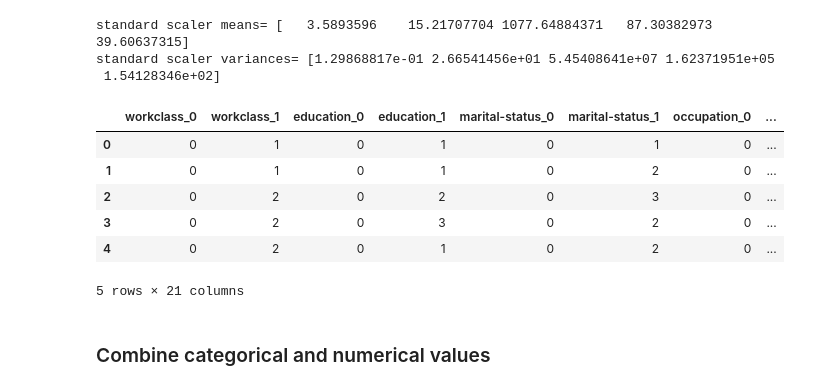
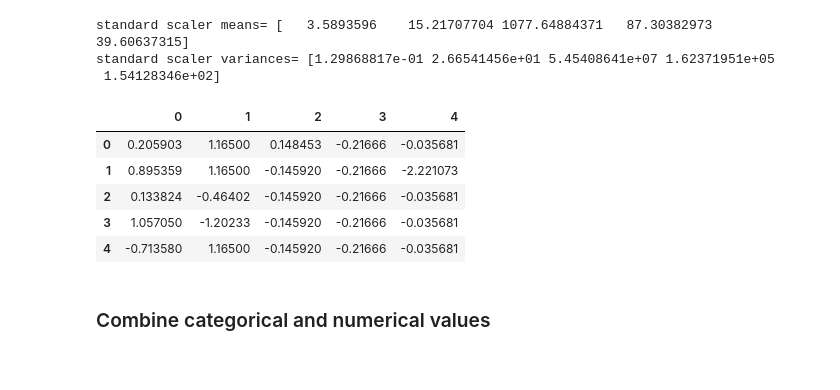
Before and after one commit to sanjeevan121/income-pred, a Jupyter notebook: notebooks/EDA and preprocessing.ipynb, the cells around one changed output. Saved outputs shown, nothing was run; the diff lists cells and outputs as text; code cells hidden in the pictures.

```diff
--- a/notebooks/EDA and preprocessing.ipynb
+++ b/notebooks/EDA and preprocessing.ipynb
@@ -330,15 +337,15 @@ standard scaler variances= [1.29868817e-01 2.66541456e+01 5.45408641e+07 1.62371
 data_numerical=sc_fit.transform(data_numerical)
 # %%
 data_numerical=pd.DataFrame(data_numerical)
-baseN_copy.head()
+#baseN_copy.head()
+data_numerical.head()
 # %% [output]
-|  | workclass_0 | workclass_1 | education_0 | education_1 | marital-status_0 | marital-status_1 | occupation_0 | ... |
-| 0 | 0 | 1 | 0 | 1 | 0 | 1 | 0 | ... |
-| 1 | 0 | 1 | 0 | 1 | 0 | 2 | 0 | ... |
-| 2 | 0 | 2 | 0 | 2 | 0 | 3 | 0 | ... |
-| 3 | 0 | 2 | 0 | 3 | 0 | 2 | 0 | ... |
-| 4 | 0 | 2 | 0 | 1 | 0 | 2 | 0 | ... |
+|  | 0 | 1 | 2 | 3 | 4 |
+| 0 | 0.205903 | 1.16500 | 0.148453 | -0.21666 | -0.035681 |
+| 1 | 0.895359 | 1.16500 | -0.145920 | -0.21666 | -2.221073 |
+| 2 | 0.133824 | -0.46402 | -0.145920 | -0.21666 | -0.035681 |
+| 3 | 1.057050 | -1.20233 | -0.145920 | -0.21666 | -0.035681 |
+| 4 | -0.713580 | 1.16500 | -0.145920 | -0.21666 | -0.035681 |
-5 rows × 21 columns
 # %%
 outfile= open("standard_scaler.pkl",'wb')
 pickle.dump(sc_fit,outfile)
```
Also changed, not shown: parts of 7 cells of this notebook, 12 other files.
